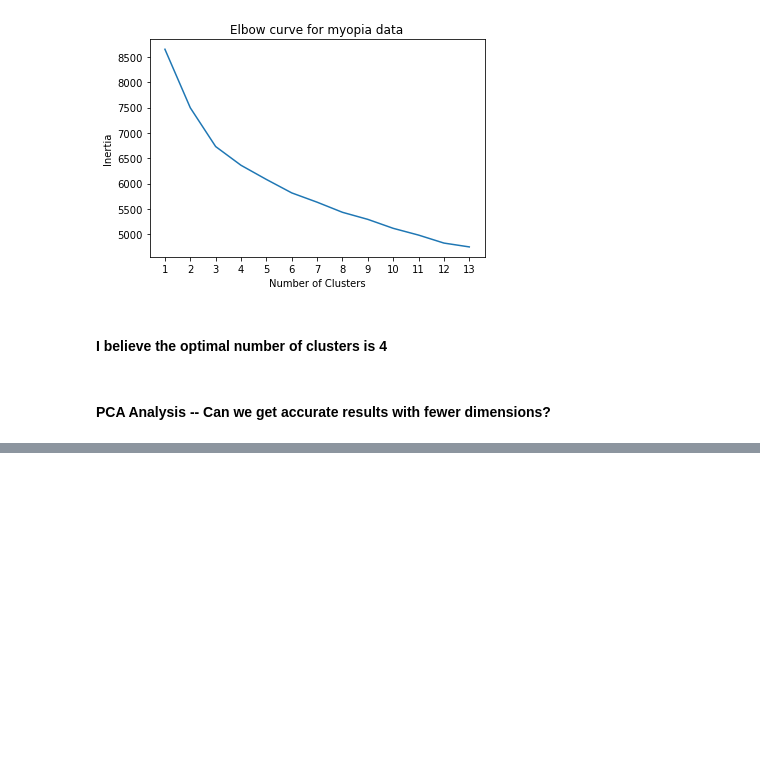
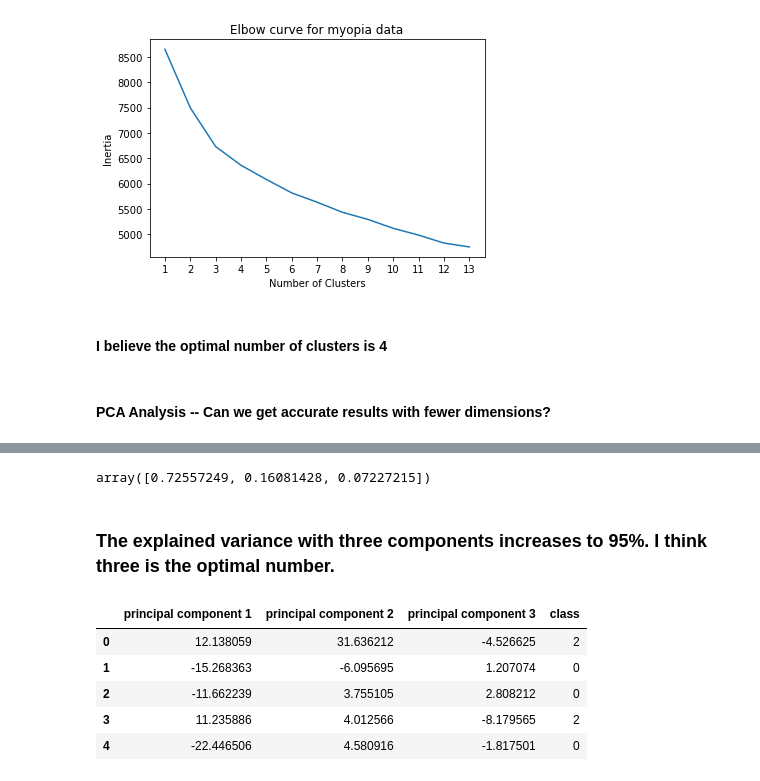
Before and after one commit to tlenzmeier58/unsupervised-machine-learning-challenge, a Jupyter notebook: working.ipynb, the cells around one changed output, grey strips where cells are left out. Drawn from its saved outputs; the diff is of its cells as text; code cells hidden in the pictures; blank space fills up the shorter version.

```diff
--- a/working.ipynb
+++ b/working.ipynb
@@ -114,0 +164,13 @@ plt.show()
+# %%
+# Initialize the PCA model
+pca_cmp = PCA(n_components=3)
+
+# Get two principal components for the data
+myopia_pca = pca_cmp.fit_transform(pca_df)
+
+# Transform PCA data to a data frame
+df_myopia_pca = pd.DataFrame(
+    data=myopia_pca, columns=['principal component 1', 'principal component 2', 'principal component 3']
+)
+
+df_myopia_pca.head()
@@ -114,0 +184,25 @@ plt.show()
+# %%
+pca_cmp.explained_variance_ratio_
+# %% [output]
+array([0.72557249, 0.16081428, 0.07227215])
+# %% [markdown]
+### The explained variance with three components increases to 95%. I think three is the optimal number.
+# %%
+model = KMeans(n_clusters=3, random_state=0)
+
+# Fit the model
+model.fit(df_myopia_pca)
+
+# Predict the clusters
+predictions = model.predict(df_myopia_pca)
+
+# Add the predicted class column
+df_myopia_pca['class'] = model.labels_
+df_myopia_pca.head()
+# %% [output]
+|  | principal component 1 | principal component 2 | principal component 3 | class |
+| 0 | 12.138059 | 31.636212 | -4.526625 | 2 |
+| 1 | -15.268363 | -6.095695 | 1.207074 | 0 |
+| 2 | -11.662239 | 3.755105 | 2.808212 | 0 |
+| 3 | 11.235886 | 4.012566 | -8.179565 | 2 |
+| 4 | -22.446506 | 4.580916 | -1.817501 | 0 |
```
Also changed, not shown: parts of 6 cells of this notebook.
